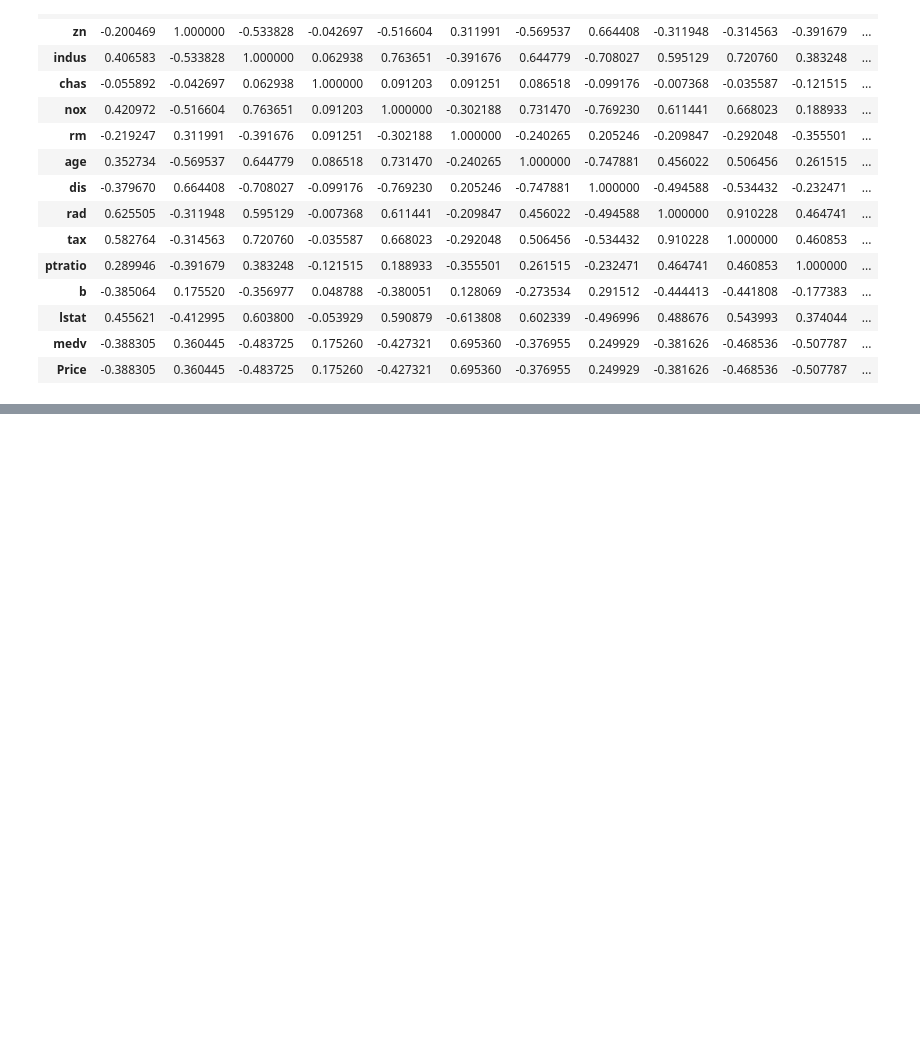
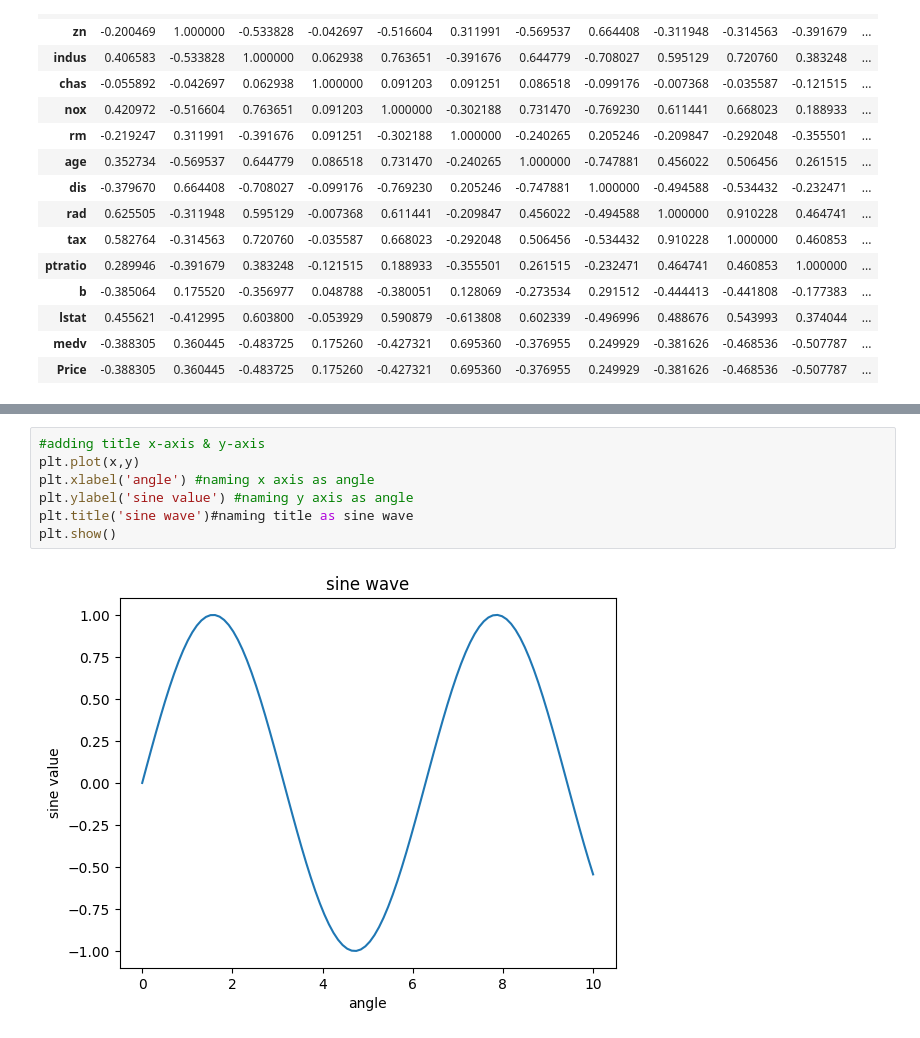
Before and after one commit to rubaabirami/Python, a Jupyter notebook: Google_collab.ipynb, the cells around one changed output, grey strips where cells are left out. Drawn from its saved outputs; the diff is of its cells as text; blank space fills up the shorter version.

```diff
--- a/Google_collab.ipynb
+++ b/Google_collab.ipynb
@@ -1179,0 +1268,9 @@ boston_df.corr()
+# %%
+#adding title x-axis & y-axis
+plt.plot(x,y)
+plt.xlabel('angle') #naming x axis as angle
+plt.ylabel('sine value') #naming y axis as angle
+plt.title('sine wave')#naming title as sine wave
+plt.show()
+# %% [output]
+[figure, added]
```
Also changed, not shown: parts of 22 cells of this notebook.
